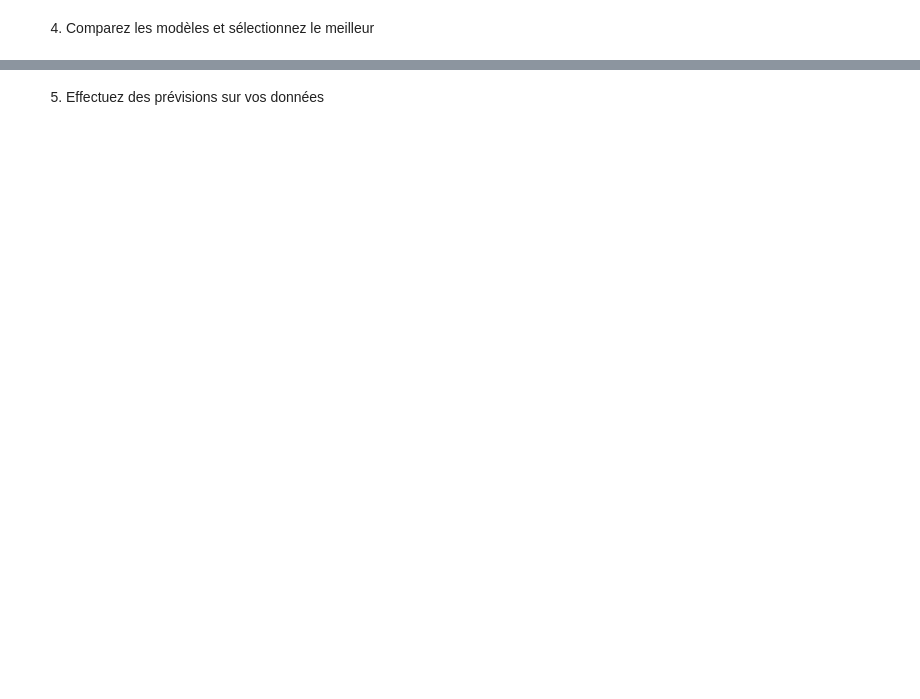
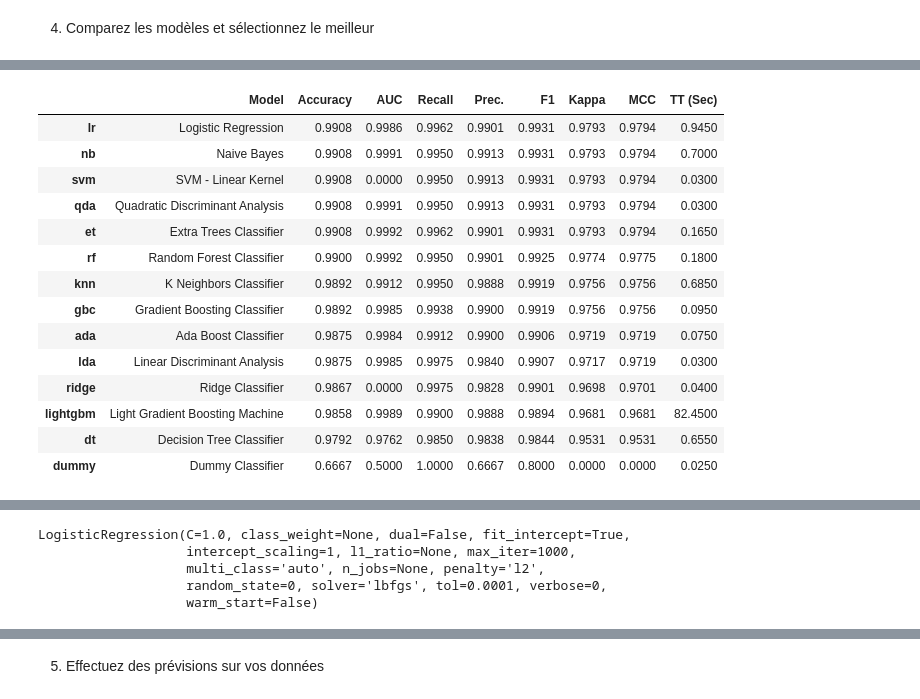
Before and after one commit to Melobgn/Veille-algorithmes-ML, a Jupyter notebook: Exo_global/correction.ipynb, the cells around one changed output, grey strips where cells are left out. Cells and saved outputs as stored; diff of their text form; code cells hidden in the pictures; blank space fills up the shorter version.

Commit message:
ajout svm et pycaret

```diff
--- a/Exo_global/correction.ipynb
+++ b/Exo_global/correction.ipynb
@@ -194,2 +237,7 @@ Vous aurez à disposition un jeu de données contenant différentes variables :
 # %% [markdown]
 4. Comparez les modèles et sélectionnez le meilleur
+# %%
+from pycaret.classification import compare_models
+top_models = compare_models( sort="Accuracy")
+print(top_models)
+# %% [output]
@@ -195,0 +245,15 @@ Vous aurez à disposition un jeu de données contenant différentes variables :
+|  | Model | Accuracy | AUC | Recall | Prec. | F1 | Kappa | MCC | TT (Sec) |
+| lr | Logistic Regression | 0.9908 | 0.9986 | 0.9962 | 0.9901 | 0.9931 | 0.9793 | 0.9794 | 0.9450 |
+| nb | Naive Bayes | 0.9908 | 0.9991 | 0.9950 | 0.9913 | 0.9931 | 0.9793 | 0.9794 | 0.7000 |
+| svm | SVM - Linear Kernel | 0.9908 | 0.0000 | 0.9950 | 0.9913 | 0.9931 | 0.9793 | 0.9794 | 0.0300 |
+| qda | Quadratic Discriminant Analysis | 0.9908 | 0.9991 | 0.9950 | 0.9913 | 0.9931 | 0.9793 | 0.9794 | 0.0300 |
+| et | Extra Trees Classifier | 0.9908 | 0.9992 | 0.9962 | 0.9901 | 0.9931 | 0.9793 | 0.9794 | 0.1650 |
+| rf | Random Forest Classifier | 0.9900 | 0.9992 | 0.9950 | 0.9901 | 0.9925 | 0.9774 | 0.9775 | 0.1800 |
+| knn | K Neighbors Classifier | 0.9892 | 0.9912 | 0.9950 | 0.9888 | 0.9919 | 0.9756 | 0.9756 | 0.6850 |
+| gbc | Gradient Boosting Classifier | 0.9892 | 0.9985 | 0.9938 | 0.9900 | 0.9919 | 0.9756 | 0.9756 | 0.0950 |
+| ada | Ada Boost Classifier | 0.9875 | 0.9984 | 0.9912 | 0.9900 | 0.9906 | 0.9719 | 0.9719 | 0.0750 |
+| lda | Linear Discriminant Analysis | 0.9875 | 0.9985 | 0.9975 | 0.9840 | 0.9907 | 0.9717 | 0.9719 | 0.0300 |
+| ridge | Ridge Classifier | 0.9867 | 0.0000 | 0.9975 | 0.9828 | 0.9901 | 0.9698 | 0.9701 | 0.0400 |
+| lightgbm | Light Gradient Boosting Machine | 0.9858 | 0.9989 | 0.9900 | 0.9888 | 0.9894 | 0.9681 | 0.9681 | 82.4500 |
+| dt | Decision Tree Classifier | 0.9792 | 0.9762 | 0.9850 | 0.9838 | 0.9844 | 0.9531 | 0.9531 | 0.6550 |
+| dummy | Dummy Classifier | 0.6667 | 0.5000 | 1.0000 | 0.6667 | 0.8000 | 0.0000 | 0.0000 | 0.0250 |
@@ -195,0 +261,5 @@ Vous aurez à disposition un jeu de données contenant différentes variables :
+LogisticRegression(C=1.0, class_weight=None, dual=False, fit_intercept=True,
+                   intercept_scaling=1, l1_ratio=None, max_iter=1000,
+                   multi_class='auto', n_jobs=None, penalty='l2',
+                   random_state=0, solver='lbfgs', tol=0.0001, verbose=0,
+                   warm_start=False)
```
Also changed, not shown: parts of 15 cells of this notebook, 4 other files.
